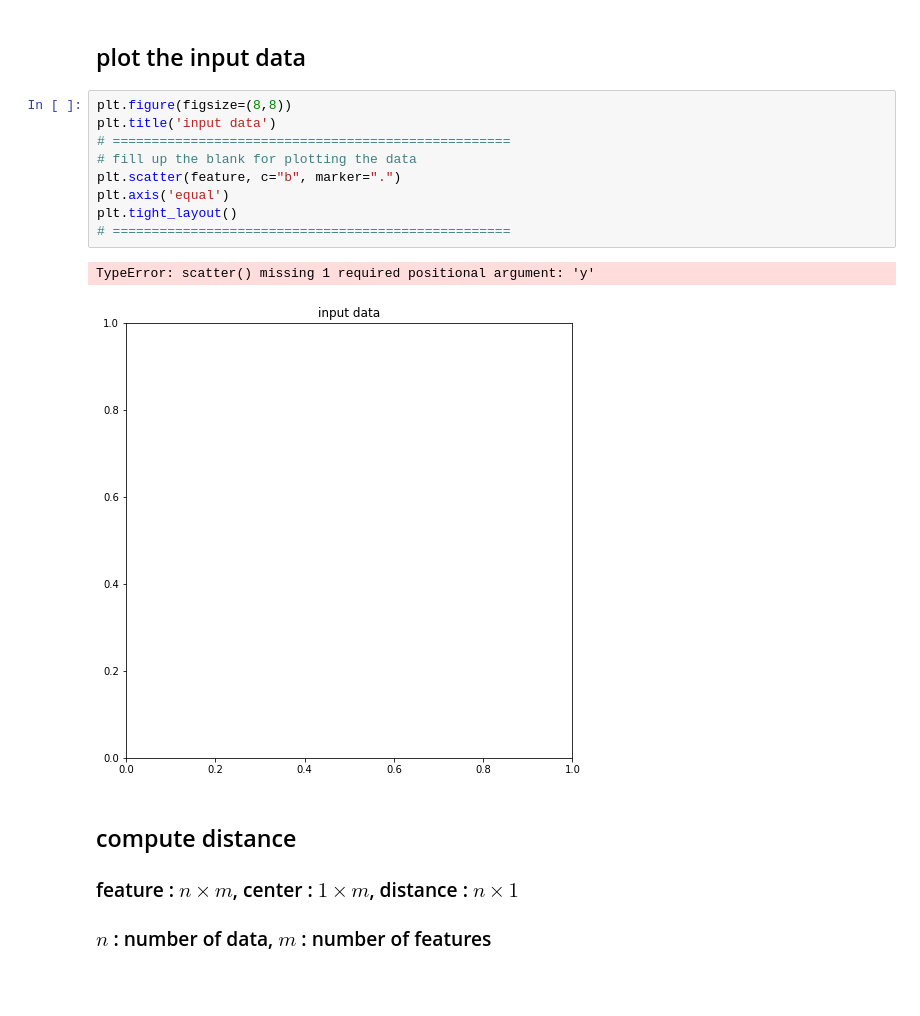
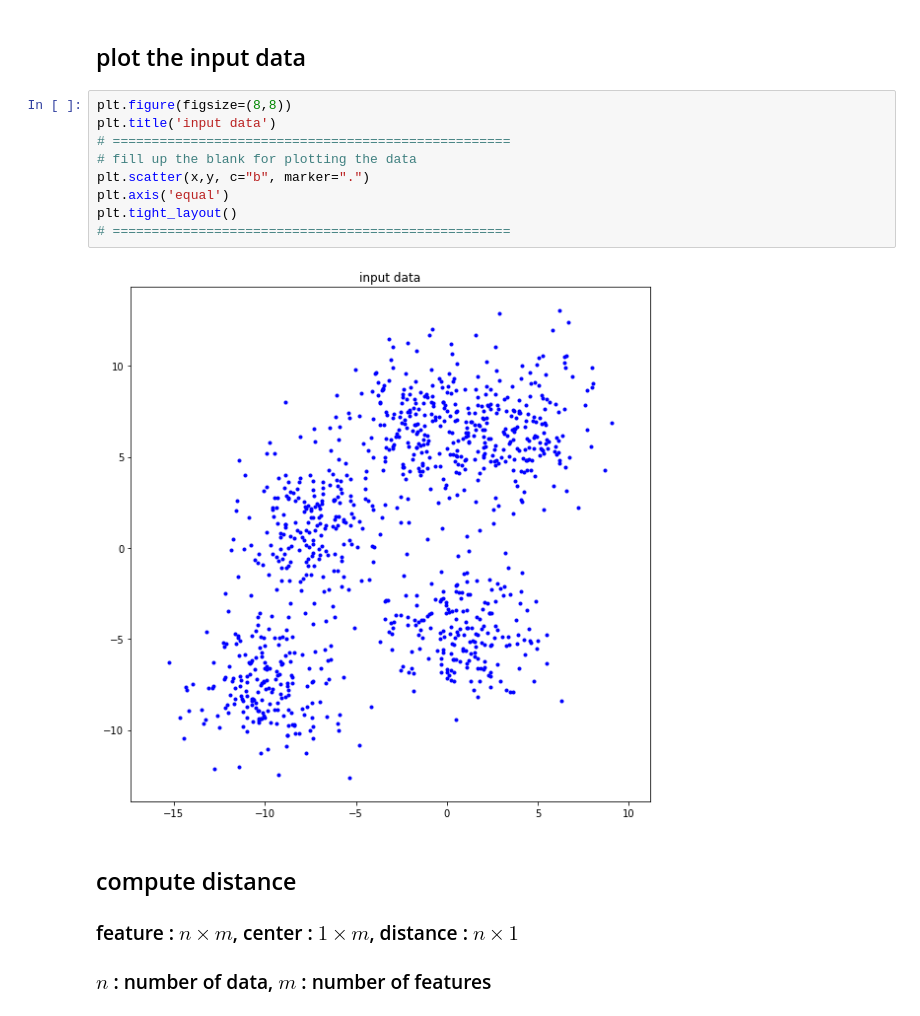
Before and after one commit to bobokyung/assignment-machine-learning, a Jupyter notebook: assignment11/assignment_11.ipynb, the cells around one changed output. Saved outputs shown, nothing was run; the diff lists cells and outputs as text; blank space fills up the shorter version.

```diff
--- a/assignment11/assignment_11.ipynb
+++ b/assignment11/assignment_11.ipynb
@@ -30,15 +31,14 @@ number of feature : 2
 # %%
 plt.figure(figsize=(8,8))
 plt.title('input data')
 # ===================================================
 # fill up the blank for plotting the data
-plt.scatter(feature, c="b", marker=".")
+plt.scatter(x,y, c="b", marker=".")
 plt.axis('equal')
 plt.tight_layout()
 # ===================================================
 # %% [output]
-TypeError: scatter() missing 1 required positional argument: 'y'
-[figure, old version]
+[figure, new version]
 # %% [markdown]
 ## compute distance
 ### feature : $n \times m$, center : $1 \times m$, distance : $n \times 1$
```
Also changed, not shown: parts of 3 cells of this notebook.
